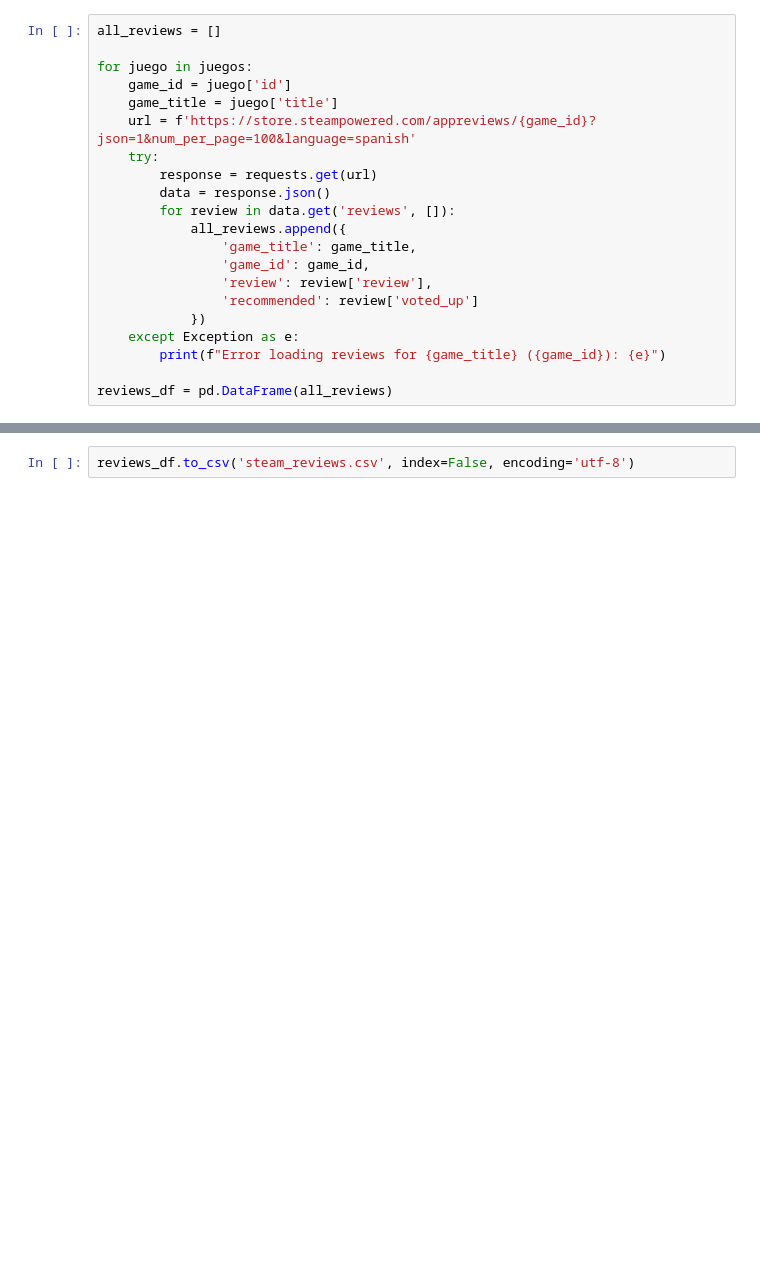
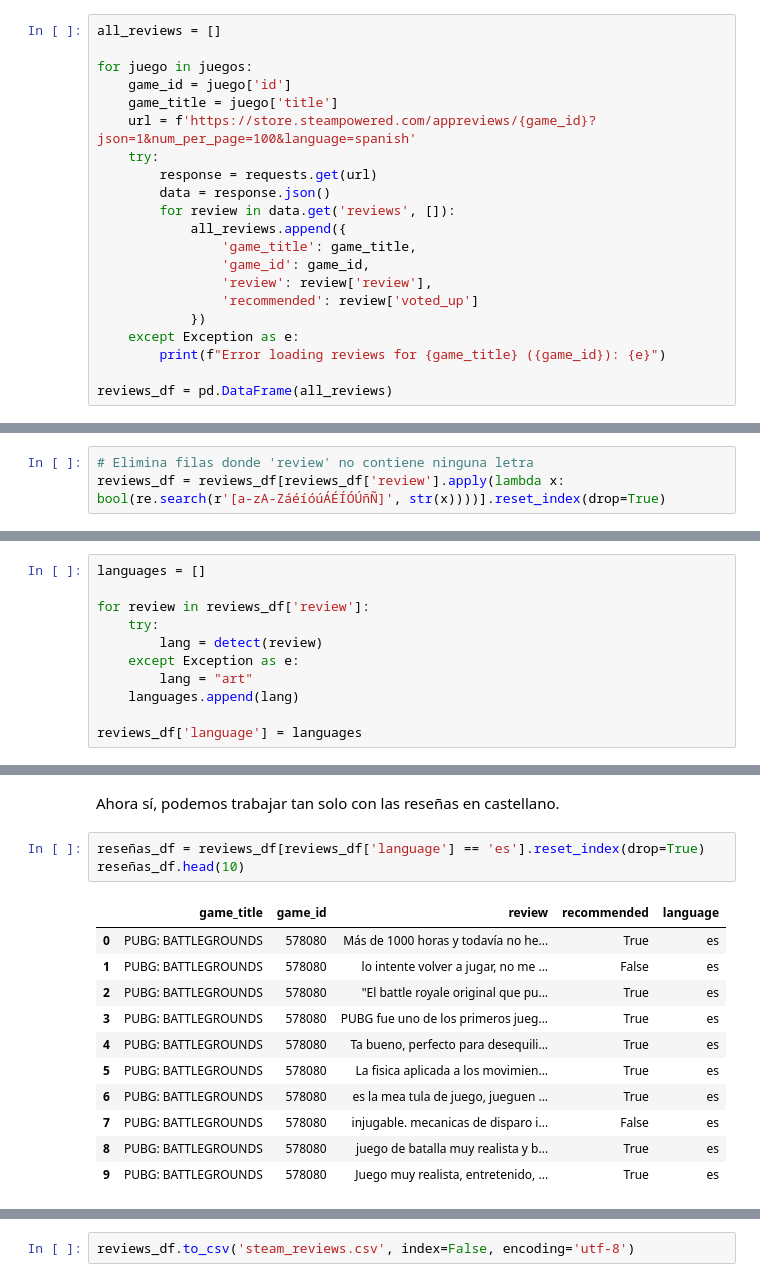
Before and after one commit to Mr-ion77/steam-reviewing, a Jupyter notebook: steam_reviews.ipynb, the cells around one changed output, grey strips where cells are left out. Cells and saved outputs as stored; diff of their text form; blank space fills up the shorter version.

```diff
--- a/steam_reviews.ipynb
+++ b/steam_reviews.ipynb
@@ -258,0 +283,3 @@ reviews_df.head()
+# %%
+# Elimina filas donde 'review' no contiene ninguna letra
+reviews_df = reviews_df[reviews_df['review'].apply(lambda x: bool(re.search(r'[a-zA-ZáéíóúÁÉÍÓÚñÑ]', str(x))))].reset_index(drop=True)
@@ -258,0 +292,11 @@ reviews_df.head()
+# %%
+languages = []
+
+for review in reviews_df['review']:
+    try:
+        lang = detect(review)
+    except Exception as e:
+        lang = "art"
+    languages.append(lang)
+
+reviews_df['language'] = languages
@@ -258,0 +324,17 @@ reviews_df.head()
+# %% [markdown]
+Ahora sí, podemos trabajar tan solo con las reseñas en castellano.
+# %%
+reseñas_df = reviews_df[reviews_df['language'] == 'es'].reset_index(drop=True)
+reseñas_df.head(10)
+# %% [output]
+|  | game_title | game_id | review | recommended | language |
+| 0 | PUBG: BATTLEGROUNDS | 578080 | Más de 1000 horas y todavía no he... | True | es |
+| 1 | PUBG: BATTLEGROUNDS | 578080 | lo intente volver a jugar, no me ... | False | es |
+| 2 | PUBG: BATTLEGROUNDS | 578080 | "El battle royale original que pu... | True | es |
+| 3 | PUBG: BATTLEGROUNDS | 578080 | PUBG fue uno de los primeros jueg... | True | es |
+| 4 | PUBG: BATTLEGROUNDS | 578080 | Ta bueno, perfecto para desequili... | True | es |
+| 5 | PUBG: BATTLEGROUNDS | 578080 | La fisica aplicada a los movimien... | True | es |
+| 6 | PUBG: BATTLEGROUNDS | 578080 | es la mea tula de juego, jueguen ... | True | es |
+| 7 | PUBG: BATTLEGROUNDS | 578080 | injugable. mecanicas de disparo i... | False | es |
+| 8 | PUBG: BATTLEGROUNDS | 578080 | juego de batalla muy realista y b... | True | es |
+| 9 | PUBG: BATTLEGROUNDS | 578080 | Juego muy realista, entretenido, ... | True | es |
```
Also changed, not shown: parts of 13 cells of this notebook.
